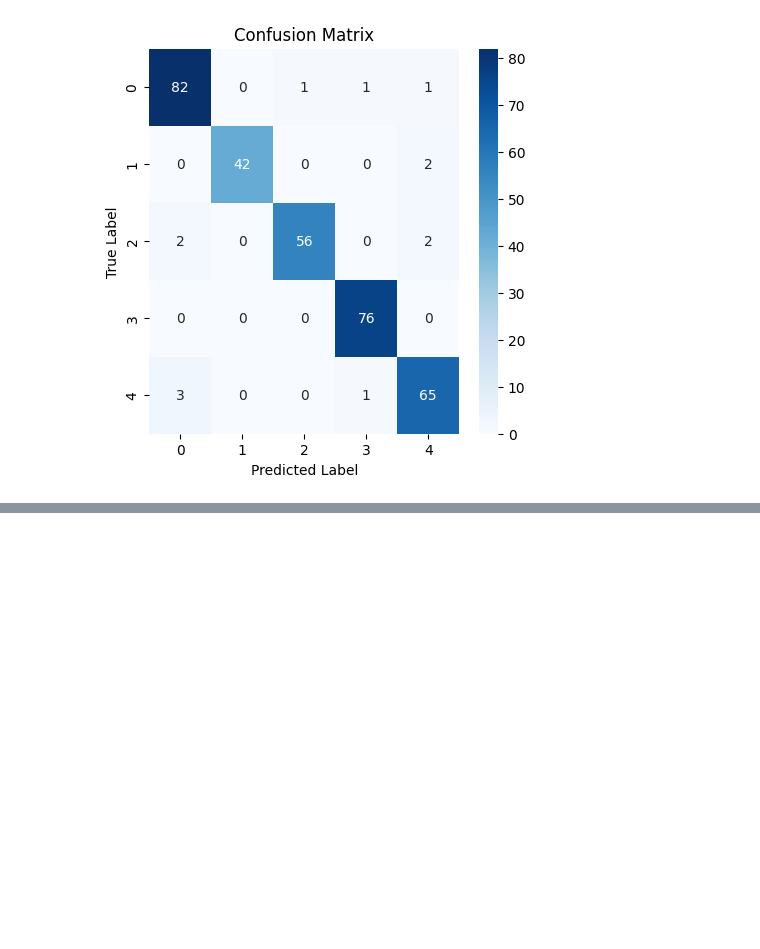
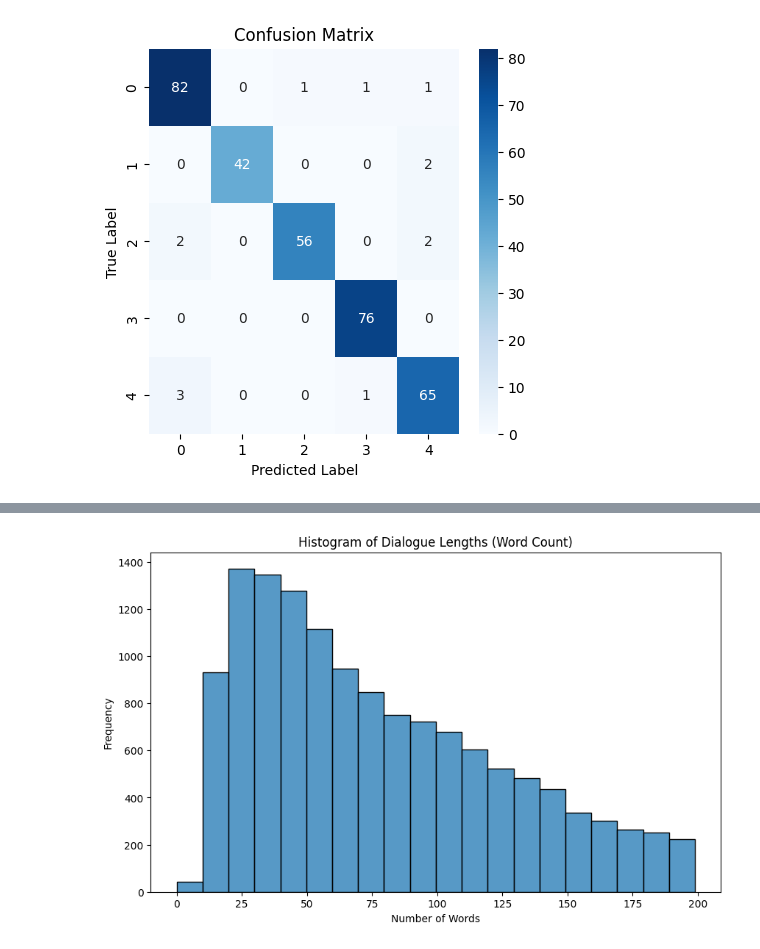
Before and after one commit to DSun91/LLMs-From-Scratch, a Jupyter notebook: TextClassifierQVKAttention.ipynb, the cells around one changed output, grey strips where cells are left out. Drawn from its saved outputs; the diff is of its cells as text; code cells hidden in the pictures; blank space fills up the shorter version.

```diff
--- a/TextClassifierQVKAttention.ipynb
+++ b/TextClassifierQVKAttention.ipynb
@@ -1236,0 +1779,17 @@ plt.show()
+# %%
+def get_train_test_data(data_dir):
+    # Get the train data
+    train_data = pd.read_json(f"{data_dir}/train.json")
+    train_data.drop(['id'], axis=1, inplace=True)
+
+    # Get the test data
+    test_data = pd.read_json(f"{data_dir}/test.json")
+    test_data.drop(['id'], axis=1, inplace=True)
+
+    return train_data, test_data
+
+data_dir = "corpus"
+
+df_train, df_test = get_train_test_data(data_dir)
+
+# Take one example from the dataset and print it
@@ -1236,0 +1812,21 @@ plt.show()
+# %%
+import pandas as pd
+import matplotlib.pyplot as plt
+import seaborn as sns
+# Calculate word count for each dialogue
+df_train['word_count'] = df_train['dialogue'].apply(lambda x: len(x.split()))
+df_test['word_count'] = df_test['dialogue'].apply(lambda x: len(x.split()))
+
+maxlen=200
+# Filter out rows where word count is less than 300
+df_train = df_train[df_train['word_count'] <  maxlen]
+df_test = df_test[df_test['word_count'] <  maxlen]
+# Plot histogram using Seaborn or Matplotlib
+plt.figure(figsize=(10, 6))
+sns.histplot(df_train['word_count'], bins=20, kde=False)
+plt.title('Histogram of Dialogue Lengths (Word Count)')
+plt.xlabel('Number of Words')
+plt.ylabel('Frequency')
+plt.show()
+# %% [output]
+[figure, added]
```
Also changed, not shown: parts of 99 cells of this notebook, 6 other files.
